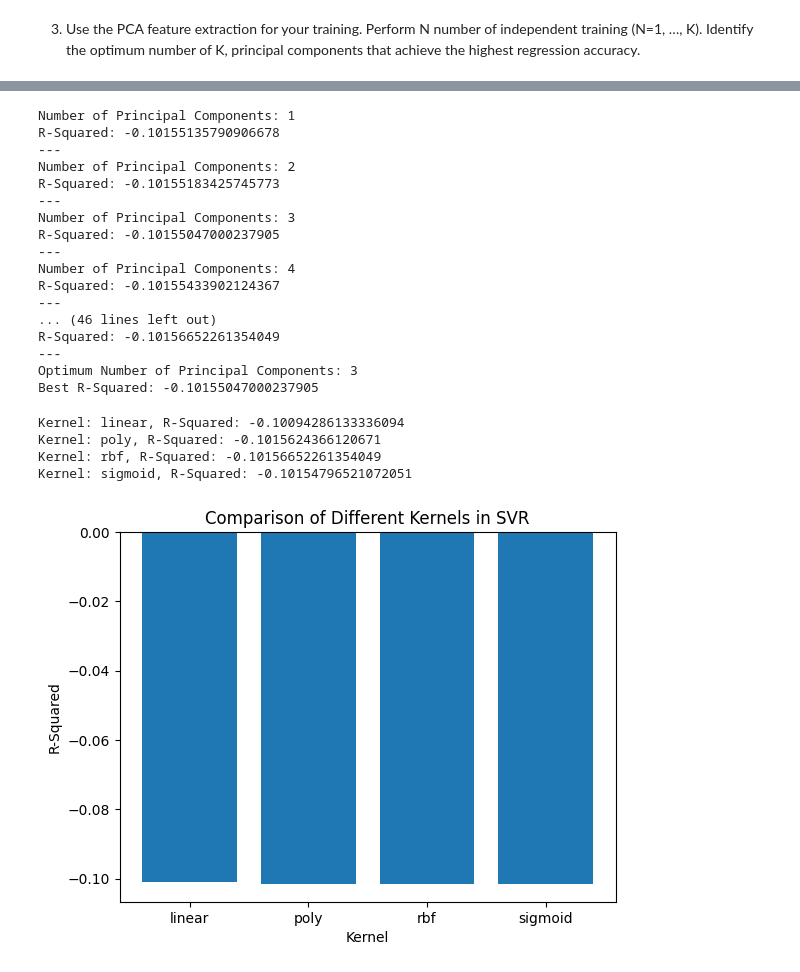
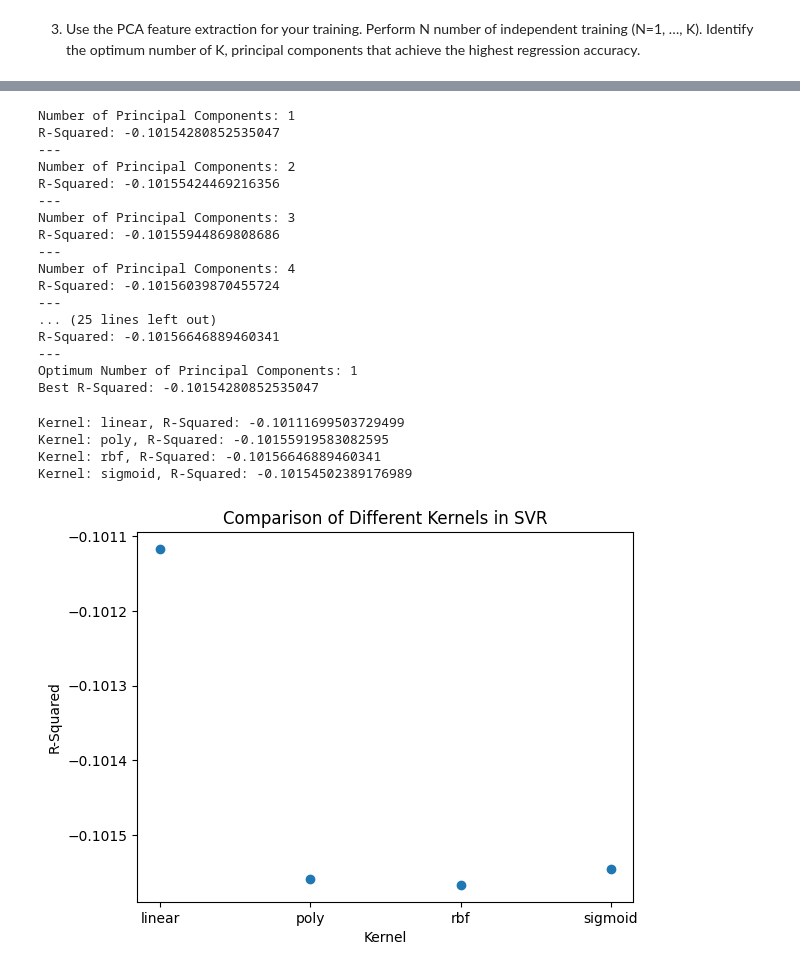
Before and after one commit to YousefALH/MLHWCore, a Jupyter notebook: Homework/Homework 4 model/HW4.ipynb, the cells around one changed output, grey strips where cells are left out. Cells and saved outputs as stored; diff of their text form; code cells hidden in the pictures.

```diff
--- a/Homework/Homework 4 model/HW4.ipynb
+++ b/Homework/Homework 4 model/HW4.ipynb
@@ -250,17 +237,26 @@ display(data)
 # %%
+import pandas as pd
+from sklearn.model_selection import train_test_split
+from sklearn.preprocessing import StandardScaler
 
+file_path = '/content/drive/My Drive/IntroML/content/Housing.csv'
+df = pd.read_csv(file_path)
 
-# Convert categorical variables to dummy/indicator variables
-data = pd.get_dummies(data)
+# Convert categorical variables to numerical
+categorical_vars = ['mainroad', 'guestroom', 'basement', 'hotwaterheating', 'airconditioning', 'prefarea']
+df[categorical_vars] = df[categorical_vars].apply(lambda x: x.map({'yes': 1, 'no': 0}))
 
-# Split data into features (X) and target (y)
-X = data.drop('price', axis=1)
-y = data['price']
+# Convert other categorical variables to numerical (One-hot encoding)
+df = pd.get_dummies(df, drop_first=True)
 
-# Split data into training and testing sets
+# Prepare input and target variables
+X = df.drop('price', axis=1)
+y = df['price']
+
+# Split the data into training and test sets
 X_train, X_test, y_train, y_test = train_test_split(X, y, test_size=0.2, random_state=42)
 
-# Scale the features
+# Apply Standard Scaler
 scaler = StandardScaler()
 X_train_scaled = scaler.fit_transform(X_train)
 X_test_scaled = scaler.transform(X_test)
@@ -268,9 +266,5 @@ X_test_scaled = scaler.transform(X_test)
 1. Plot your regression model for SVR similar to the sample code provided on Canvas.
 # %%
-# Scale the features
-scaler = StandardScaler()
-X_train_scaled = scaler.fit_transform(X_train)
-X_test_scaled = scaler.transform(X_test)
 
 # Create and train the SVR model
 svr = SVR()
@@ -399,22 +386,22 @@ print('Best R-Squared:', best_r2_score)
 # joblib.dump(best_model, 'best_svr_model.pkl')
 # %% [output]
 Number of Principal Components: 1
-R-Squared: -0.10155135790906678
+R-Squared: -0.10154280852535047
 ---
 Number of Principal Components: 2
-R-Squared: -0.10155183425745773
+R-Squared: -0.10155424469216356
 ---
 Number of Principal Components: 3
-R-Squared: -0.10155047000237905
+R-Squared: -0.10155944869808686
 ---
 Number of Principal Components: 4
-R-Squared: -0.10155433902124367
+R-Squared: -0.10156039870455724
 ---
-... (46 lines left out)
-R-Squared: -0.10156652261354049
+... (25 lines left out)
+R-Squared: -0.10156646889460341
 ---
-Optimum Number of Principal Components: 3
-Best R-Squared: -0.10155047000237905
+Optimum Number of Principal Components: 1
+Best R-Squared: -0.10154280852535047
 # %%
 # List of kernels to explore
 kernels = ['linear', 'poly', 'rbf', 'sigmoid']
@@ -431,18 +418,18 @@ for kernel in kernels:
 
     print(f'Kernel: {kernel}, R-Squared: {r2}')
 # %% [output]
-Kernel: linear, R-Squared: -0.10094286133336094
-Kernel: poly, R-Squared: -0.1015624366120671
-Kernel: rbf, R-Squared: -0.10156652261354049
-Kernel: sigmoid, R-Squared: -0.10154796521072051
+Kernel: linear, R-Squared: -0.10111699503729499
+Kernel: poly, R-Squared: -0.10155919583082595
+Kernel: rbf, R-Squared: -0.10156646889460341
+Kernel: sigmoid, R-Squared: -0.10154502389176989
 # %%
-plt.bar(kernels, kernel_scores)
+plt.scatter(kernels, kernel_scores)
 plt.xlabel('Kernel')
 plt.ylabel('R-Squared')
 plt.title('Comparison of Different Kernels in SVR')
 plt.show()
 # %% [output]
-[figure, old version]
+[figure, new version]
 # %%
 pca = PCA(n_components=2)
 X_train_pca = pca.fit_transform(X_train_scaled)
```
Also changed, not shown: parts of 8 cells of this notebook.
